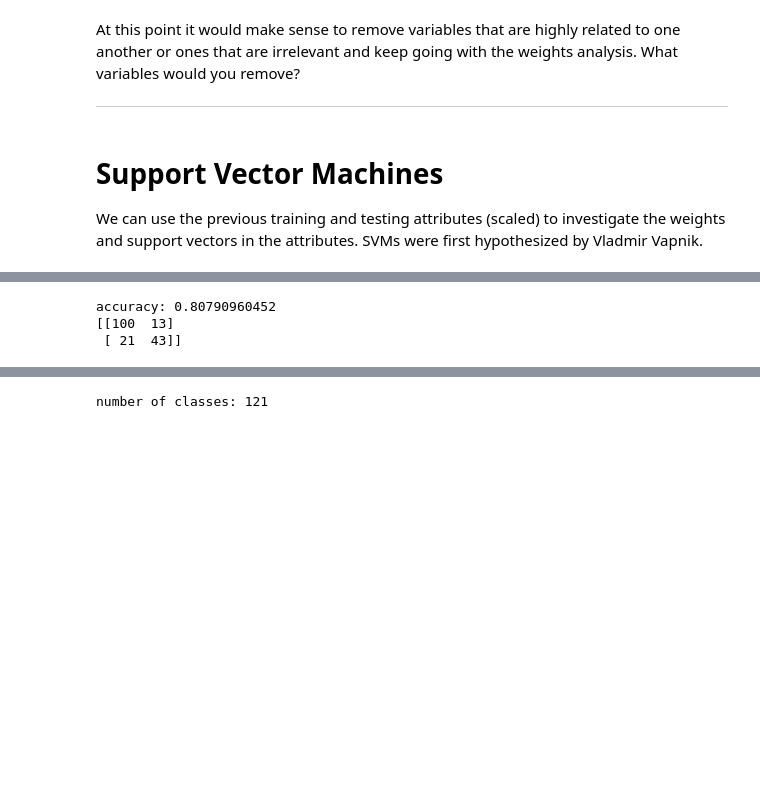
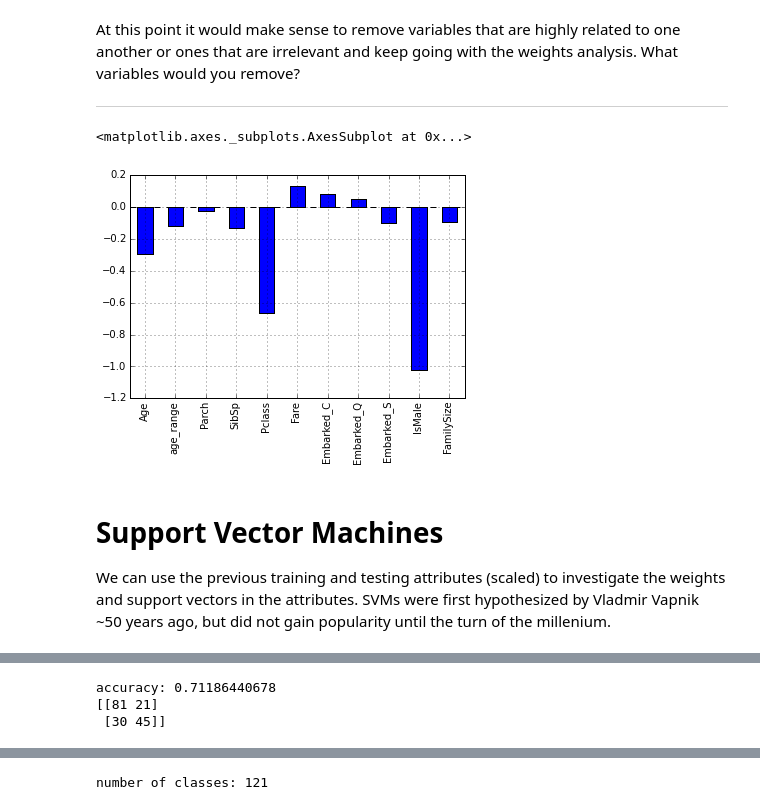
Before and after one commit to eclarson/DataMiningNotebooks, a Jupyter notebook: 04. Logits and SVM.ipynb, the cells around one changed output, grey strips where cells are left out. Cells and saved outputs as stored; diff of their text form; code cells hidden in the pictures; blank space fills up the shorter version.

```diff
--- a/04. Logits and SVM.ipynb
+++ b/04. Logits and SVM.ipynb
@@ -266,9 +352,35 @@ weights.plot(kind='bar')
 # %% [markdown]
 At this point it would make sense to remove variables that are highly related to one another or ones that are irrelevant and keep going with the weights analysis. What variables would you remove?
 ___
+# %%
+# you can also apply the StandardScaler function insied of the validation loop
+#  but this requires the use of PipeLines in scikit. Here is an example, but we will go over more
+#  thorough examples later in class
+
+from sklearn.pipeline import Pipeline
+
+std_scl = StandardScaler()
+lr_clf = LogisticRegression(penalty='l2', C=0.05)
+
+# create the pipline
+piped_object = Pipeline([('scale', std_scl), ('logit_model', lr_clf)])
+
+# run the pipline corssvalidated
+for iter_num, (train_indices, test_indices) in enumerate(cv_object):
+    piped_object.fit(X[train_indices],y[train_indices])  # train object
+
+# it is a little odd getting trained objects from a  pipeline:
+trained_model_from_pipeline = piped_object.named_steps['logit_model']
+
+# now look at the weights
+weights = pd.Series(trained_model_from_pipeline.coef_[0],index=df_imputed.columns)
+weights.plot(kind='bar')
+# %% [output]
+<matplotlib.axes._subplots.AxesSubplot at 0x...>
+[figure, added]
 # %% [markdown]
 # Support Vector Machines
-We can use the previous training and testing attributes (scaled) to investigate the weights and support vectors in the attributes. SVMs were first hypothesized by Vladmir Vapnik.
+We can use the previous training and testing attributes (scaled) to investigate the weights and support vectors in the attributes. SVMs were first hypothesized by Vladmir Vapnik ~50 years ago, but did not gain popularity until the turn of the millenium.
 # %%
 from IPython.display import Image
 # Here he is, in all his glory:
@@ -281,7 +407,7 @@ Image(url='http://engineering.columbia.edu/files/engineering/vapnik.jpg')
 from sklearn.svm import SVC
 
 # train the model just as before
-svm_clf = SVC(C=1.0, kernel='linear', degree=3, gamma=0.0) # get object
+svm_clf = SVC(C=0.05, kernel='linear', degree=3, gamma=0.0) # get object
 svm_clf.fit(X_train_scaled, y_train)  # train object
 
 y_hat = svm_clf.predict(X_test_scaled) # get test set precitions
@@ -291,9 +417,9 @@ conf = mt.confusion_matrix(y_test,y_hat)
 print 'accuracy:', acc
 print conf
 # %% [output]
-accuracy: 0.80790960452
-[[100  13]
- [ 21  43]]
+accuracy: 0.71186440678
+[[81 21]
+ [30 45]]
 # %%
 # look at the support vectors
 print svm_clf.support_vectors_.shape
```
Also changed, not shown: parts of 26 cells of this notebook.
